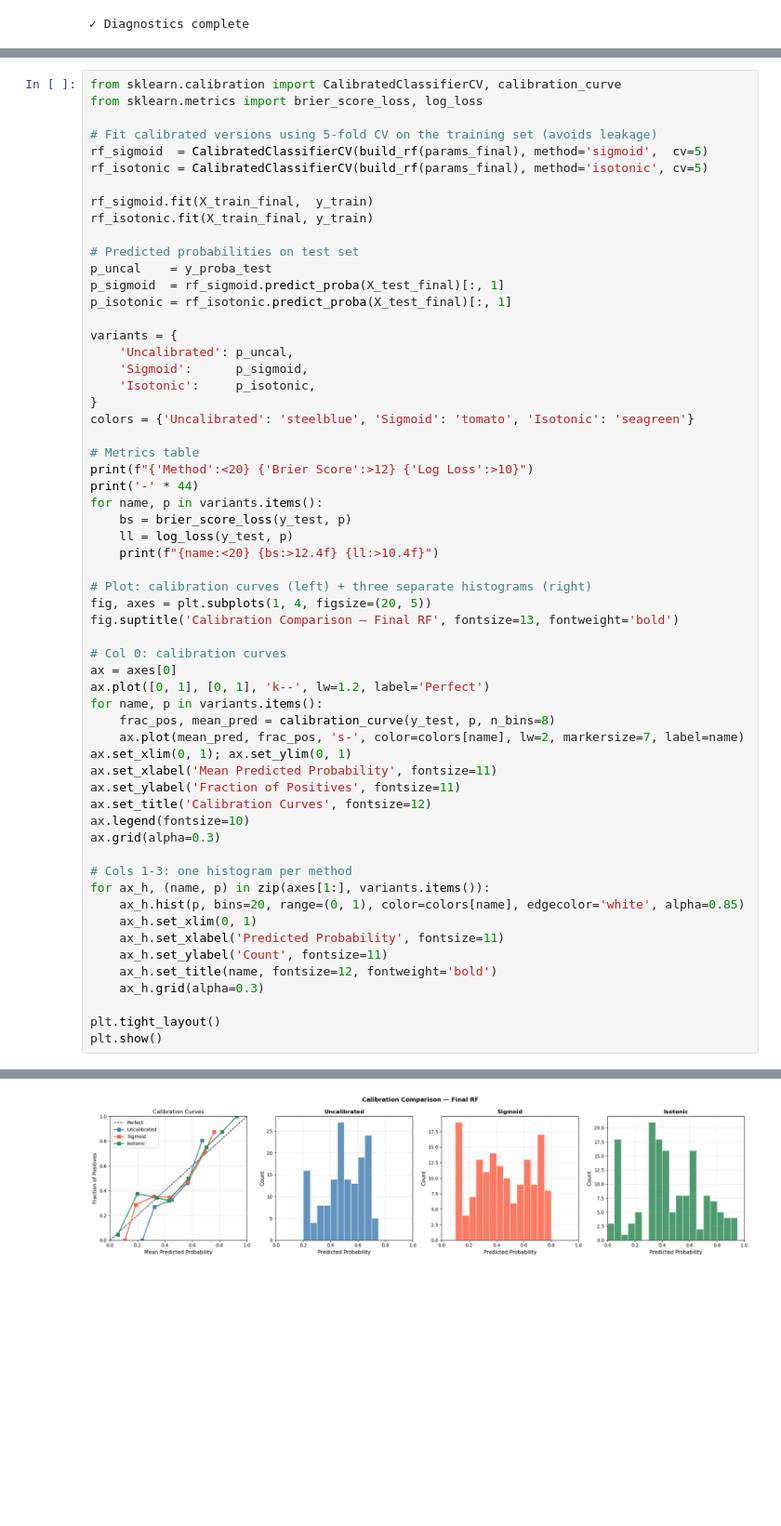
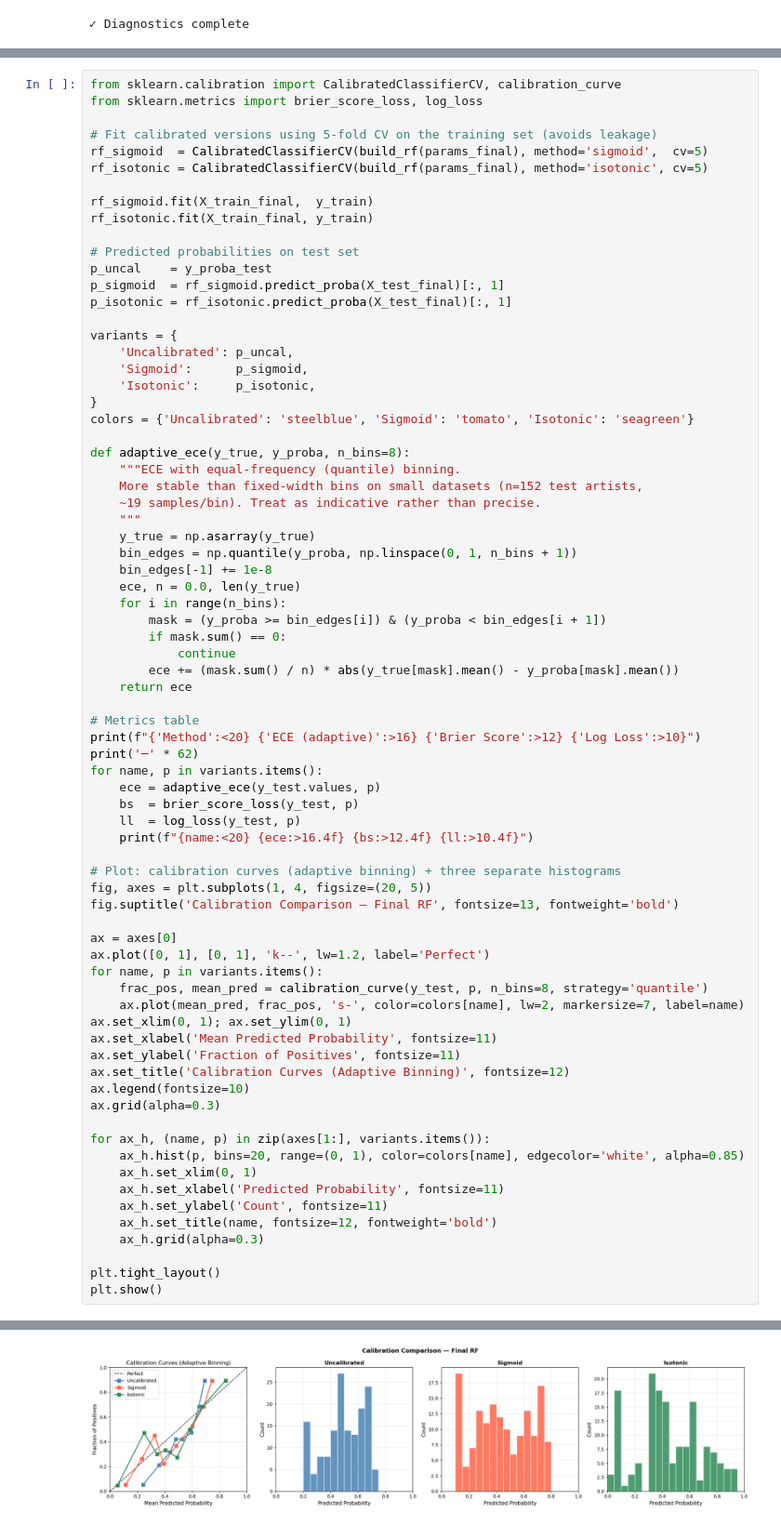
Before and after one commit to Erdos-Projects/spring-2026-hitmakers, a Jupyter notebook: Complementary Study/Final_Model_RandomForest_Complement.ipynb, the cells around one changed output, grey strips where cells are left out. Shown at 93% size. Drawn from its saved outputs; the diff is of its cells as text; blank space fills up the shorter version.

```diff
--- a/Complementary Study/Final_Model_RandomForest_Complement.ipynb
+++ b/Complementary Study/Final_Model_RandomForest_Complement.ipynb
@@ -826,32 +809,47 @@ variants = {
 }
 colors = {'Uncalibrated': 'steelblue', 'Sigmoid': 'tomato', 'Isotonic': 'seagreen'}
 
+def adaptive_ece(y_true, y_proba, n_bins=8):
+    """ECE with equal-frequency (quantile) binning.
+    More stable than fixed-width bins on small datasets (n=152 test artists,
+    ~19 samples/bin). Treat as indicative rather than precise.
+    """
+    y_true = np.asarray(y_true)
+    bin_edges = np.quantile(y_proba, np.linspace(0, 1, n_bins + 1))
+    bin_edges[-1] += 1e-8
+    ece, n = 0.0, len(y_true)
+    for i in range(n_bins):
+        mask = (y_proba >= bin_edges[i]) & (y_proba < bin_edges[i + 1])
+        if mask.sum() == 0:
+            continue
+        ece += (mask.sum() / n) * abs(y_true[mask].mean() - y_proba[mask].mean())
+    return ece
+
 # Metrics table
-print(f"{'Method':<20} {'Brier Score':>12} {'Log Loss':>10}")
-print('-' * 44)
+print(f"{'Method':<20} {'ECE (adaptive)':>16} {'Brier Score':>12} {'Log Loss':>10}")
+print('─' * 62)
 for name, p in variants.items():
-    bs = brier_score_loss(y_test, p)
-    ll = log_loss(y_test, p)
-    print(f"{name:<20} {bs:>12.4f} {ll:>10.4f}")
+    ece = adaptive_ece(y_test.values, p)
+    bs  = brier_score_loss(y_test, p)
+    ll  = log_loss(y_test, p)
+    print(f"{name:<20} {ece:>16.4f} {bs:>12.4f} {ll:>10.4f}")
 
-# Plot: calibration curves (left) + three separate histograms (right)
+# Plot: calibration curves (adaptive binning) + three separate histograms
 fig, axes = plt.subplots(1, 4, figsize=(20, 5))
 fig.suptitle('Calibration Comparison — Final RF', fontsize=13, fontweight='bold')
 
-# Col 0: calibration curves
 ax = axes[0]
 ax.plot([0, 1], [0, 1], 'k--', lw=1.2, label='Perfect')
 for name, p in variants.items():
-    frac_pos, mean_pred = calibration_curve(y_test, p, n_bins=8)
+    frac_pos, mean_pred = calibration_curve(y_test, p, n_bins=8, strategy='quantile')
     ax.plot(mean_pred, frac_pos, 's-', color=colors[name], lw=2, markersize=7, label=name)
 ax.set_xlim(0, 1); ax.set_ylim(0, 1)
 ax.set_xlabel('Mean Predicted Probability', fontsize=11)
 ax.set_ylabel('Fraction of Positives', fontsize=11)
-ax.set_title('Calibration Curves', fontsize=12)
+ax.set_title('Calibration Curves (Adaptive Binning)', fontsize=12)
 ax.legend(fontsize=10)
 ax.grid(alpha=0.3)
 
-# Cols 1-3: one histogram per method
 for ax_h, (name, p) in zip(axes[1:], variants.items()):
     ax_h.hist(p, bins=20, range=(0, 1), color=colors[name], edgecolor='white', alpha=0.85)
     ax_h.set_xlim(0, 1)
@@ -871,2 +869,2 @@ Isotonic                   0.1898     0.5529
-[figure, old version]
+[figure, new version]
 # %%
```
Also changed, not shown: parts of 8 cells of this notebook, 1 other file.
